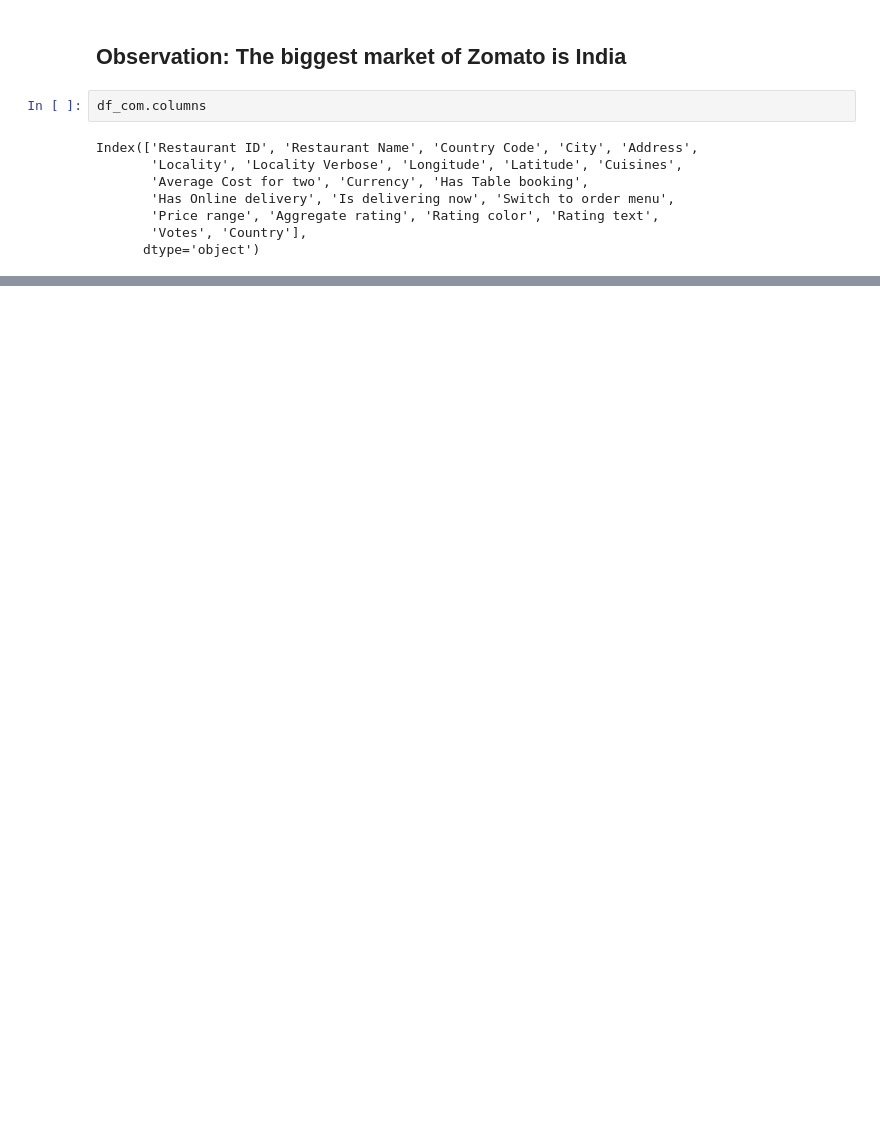
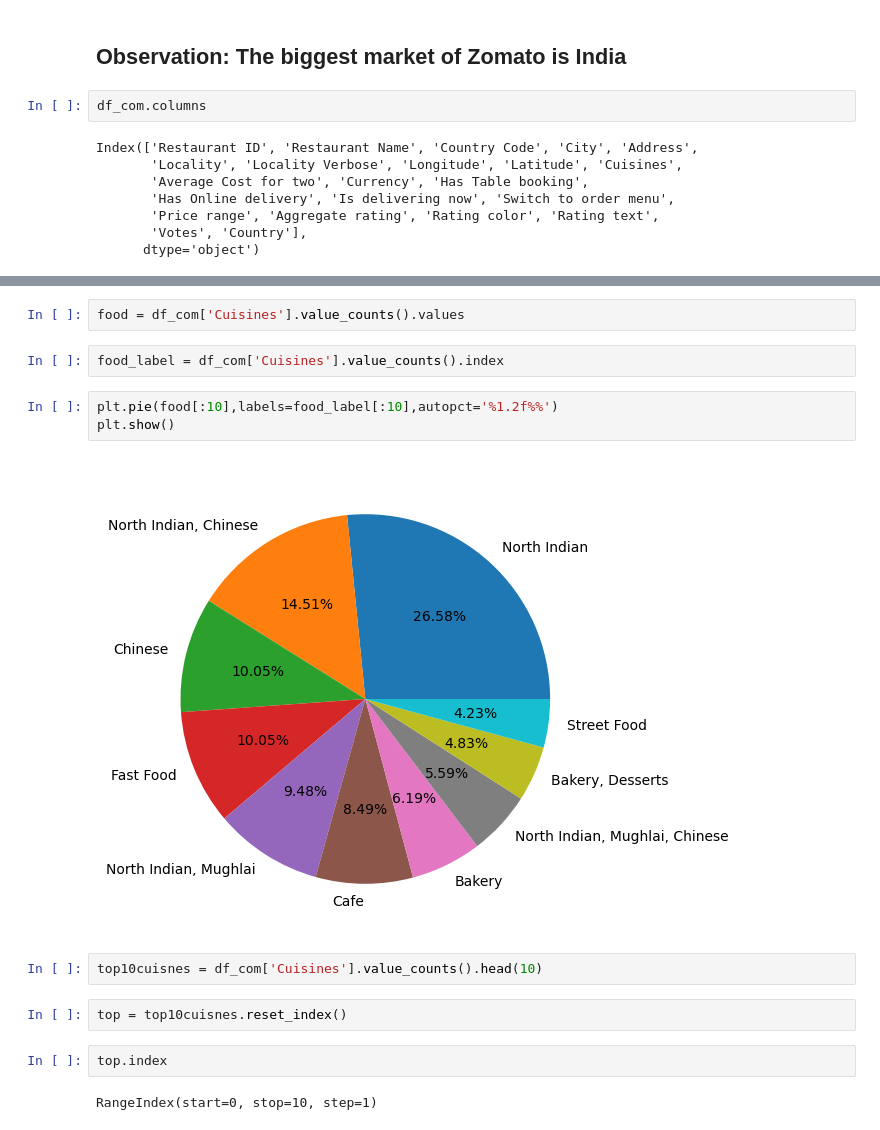
Before and after one commit to singha96panda/Zomato-EDA, a Jupyter notebook: Zomato Data Analysis.ipynb, the cells around one changed output, grey strips where cells are left out. Drawn from its saved outputs; the diff is of its cells as text; blank space fills up the shorter version.

```diff
--- a/Zomato Data Analysis.ipynb
+++ b/Zomato Data Analysis.ipynb
@@ -156,0 +279,17 @@ df_com.groupby(['Aggregate rating','Rating text','Rating color']).size().reset_i
+# %%
+food = df_com['Cuisines'].value_counts().values
+# %%
+food_label = df_com['Cuisines'].value_counts().index
+# %%
+plt.pie(food[:10],labels=food_label[:10],autopct='%1.2f%%')
+plt.show()
+# %% [output]
+[figure, added]
+# %%
+top10cuisnes = df_com['Cuisines'].value_counts().head(10)
+# %%
+top = top10cuisnes.reset_index()
+# %%
+top.index
+# %% [output]
+RangeIndex(start=0, stop=10, step=1)
```
Also changed, not shown: parts of 30 cells of this notebook.
